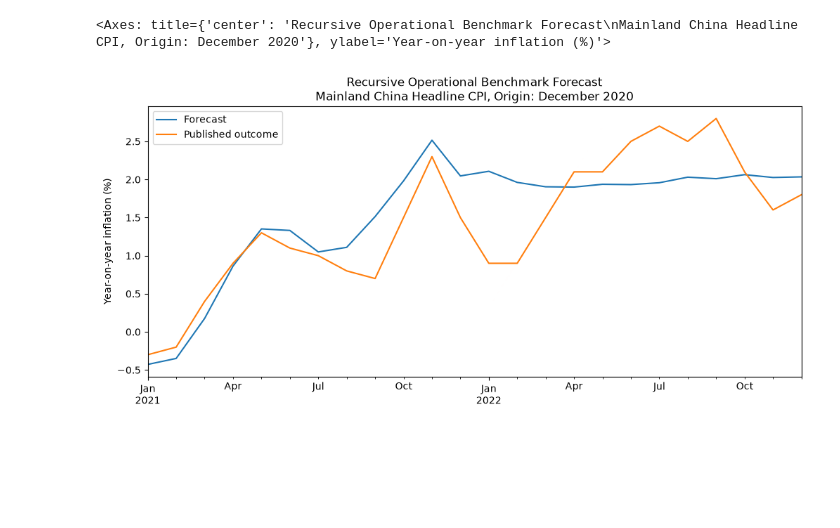
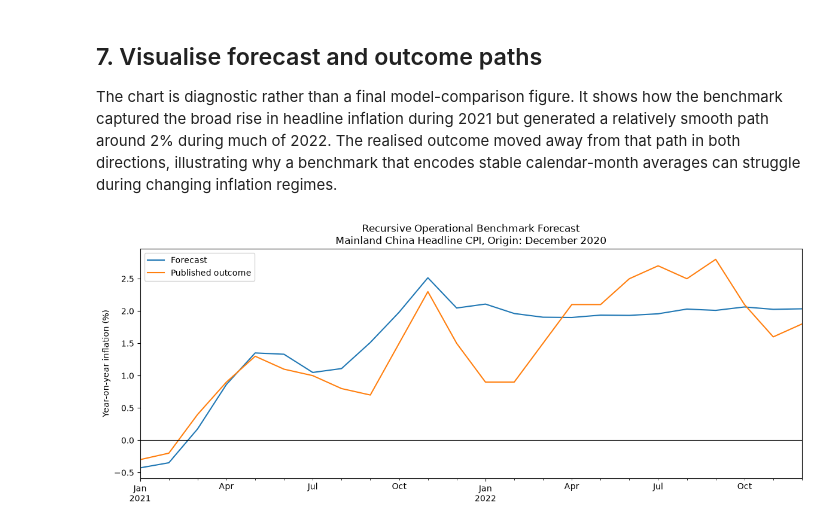
Before and after one commit to DarrenTay3142/DS607-Project---China-Inflation-Forecasting, a Jupyter notebook: notebooks/02_operational_benchmark.ipynb, the cells around one changed output. Cells and saved outputs as stored; diff of their text form; code cells hidden in the pictures; blank space fills up the shorter version.

Commit message:
Complete inflation analysis and reproducibility outputs

```diff
--- a/notebooks/02_operational_benchmark.ipynb
+++ b/notebooks/02_operational_benchmark.ipynb
@@ -84,17 +266,34 @@ headline_result.audit.query("horizon == 13")
 # %%
-headline_forecast = headline_result.forecast.copy()
-
-headline_forecast = headline_forecast.merge(
+headline_forecast = headline_path.merge(
     cpi[["headline_yoy_published"]],
     left_on="target_date",
     right_index=True,
     how="left",
+    validate="one_to_one",
 )
+
+assert headline_forecast["headline_yoy_published"].notna().all()
 
 headline_forecast["forecast_error"] = (
     headline_forecast["headline_yoy_published"]
     - headline_forecast["yoy_forecast"]
 )
+headline_forecast["absolute_error"] = (
+    headline_forecast["forecast_error"].abs()
+)
+headline_forecast["squared_error"] = (
+    headline_forecast["forecast_error"].pow(2)
+)
 
-headline_forecast
+display(
+    headline_forecast[
+        [
+            "horizon",
+            "target_date",
+            "yoy_forecast",
+            "headline_yoy_published",
+            "forecast_error",
+        ]
+    ]
+)
 # %% [output]
@@ -118,25 +317,29 @@ headline_forecast
+# %% [markdown]
+## 7. Visualise forecast and outcome paths
+
+The chart is diagnostic rather than a final model-comparison figure. It shows how the benchmark captured the broad rise in headline inflation during 2021 but generated a relatively smooth path around 2% during much of 2022. The realised outcome moved away from that path in both directions, illustrating why a benchmark that encodes stable calendar-month averages can struggle during changing inflation regimes.
 # %%
-plot_data = headline_forecast.set_index("target_date")[
-    [
-        "yoy_forecast",
-        "headline_yoy_published",
-    ]
-].rename(
+plot_data = headline_forecast.set_index("target_date")[[
+    "yoy_forecast",
+    "headline_yoy_published",
+]].rename(
     columns={
         "yoy_forecast": "Forecast",
         "headline_yoy_published": "Published outcome",
     }
 )
 
-plot_data.plot(
+ax = plot_data.plot(
     title=(
         "Recursive Operational Benchmark Forecast\n"
         "Mainland China Headline CPI, Origin: December 2020"
     ),
     xlabel="",
     ylabel="Year-on-year inflation (%)",
     figsize=(12, 5),
 )
+ax.axhline(0, color="black", linewidth=0.8)
+plt.tight_layout()
+plt.show()
 # %% [output]
-<Axes: title={'center': 'Recursive Operational Benchmark Forecast\nMainland China Headline CPI, Origin: December 2020'}, ylabel='Year-on-year inflation (%)'>
-[figure, old version]
+[figure, new version]
```
Also changed, not shown: parts of 25 cells of this notebook, 44 other files.
